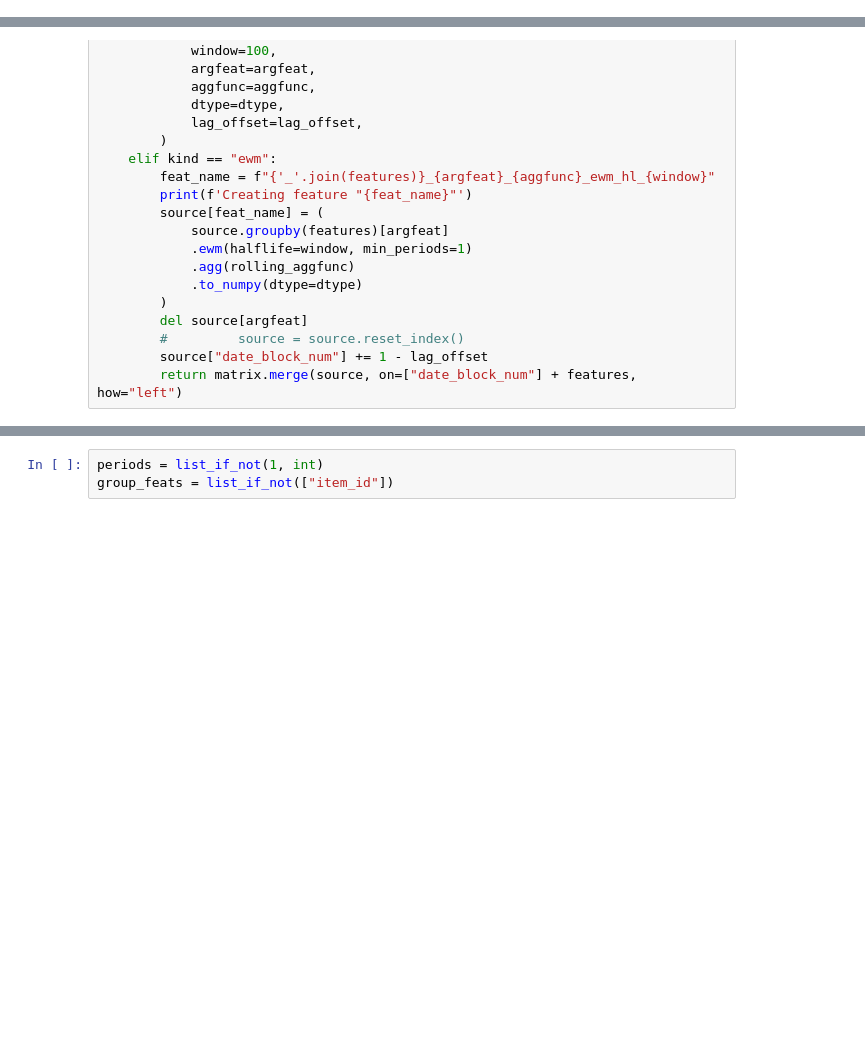
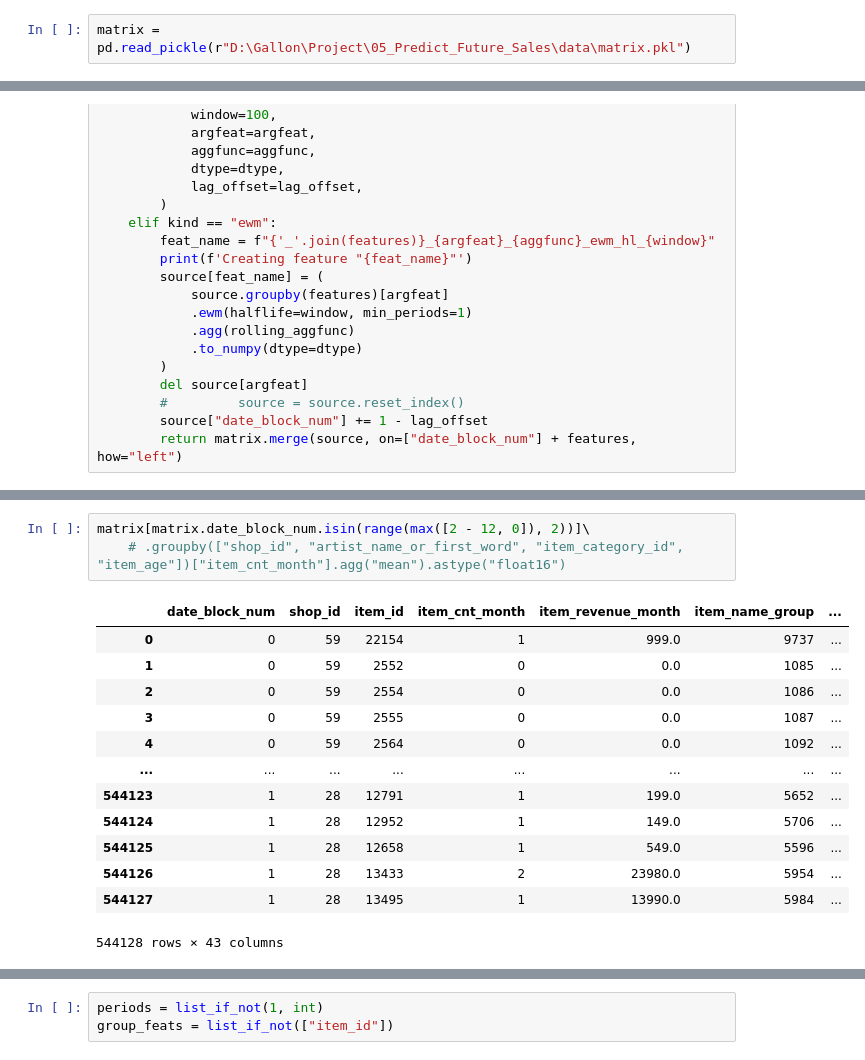
Before and after one commit to GallonShih/Projects, a Jupyter notebook: SideProject/05_Predict_Future_Sales/Predict_Future_Sales_v2.ipynb, the cells around one changed output, grey strips where cells are left out. Saved outputs shown, nothing was run; the diff lists cells and outputs as text; blank space fills up the shorter version.

```diff
--- a/SideProject/05_Predict_Future_Sales/Predict_Future_Sales_v2.ipynb
+++ b/SideProject/05_Predict_Future_Sales/Predict_Future_Sales_v2.ipynb
@@ -762,0 +766,2 @@ matrix.head()
+# %%
+matrix = pd.read_pickle(r"D:\Gallon\Project\05_Predict_Future_Sales\data\matrix.pkl")
@@ -890,0 +1014,17 @@ def add_rolling_stats(
+# %%
+matrix[matrix.date_block_num.isin(range(max([2 - 12, 0]), 2))]\
+    # .groupby(["shop_id", "artist_name_or_first_word", "item_category_id", "item_age"])["item_cnt_month"].agg("mean").astype("float16")
+# %% [output]
+|  | date_block_num | shop_id | item_id | item_cnt_month | item_revenue_month | item_name_group | ... |
+| 0 | 0 | 59 | 22154 | 1 | 999.0 | 9737 | ... |
+| 1 | 0 | 59 | 2552 | 0 | 0.0 | 1085 | ... |
+| 2 | 0 | 59 | 2554 | 0 | 0.0 | 1086 | ... |
+| 3 | 0 | 59 | 2555 | 0 | 0.0 | 1087 | ... |
+| 4 | 0 | 59 | 2564 | 0 | 0.0 | 1092 | ... |
+| ... | ... | ... | ... | ... | ... | ... | ... |
+| 544123 | 1 | 28 | 12791 | 1 | 199.0 | 5652 | ... |
+| 544124 | 1 | 28 | 12952 | 1 | 149.0 | 5706 | ... |
+| 544125 | 1 | 28 | 12658 | 1 | 549.0 | 5596 | ... |
+| 544126 | 1 | 28 | 13433 | 2 | 23980.0 | 5954 | ... |
+| 544127 | 1 | 28 | 13495 | 1 | 13990.0 | 5984 | ... |
+544128 rows × 43 columns
```
Also changed, not shown: parts of 10 cells of this notebook.
